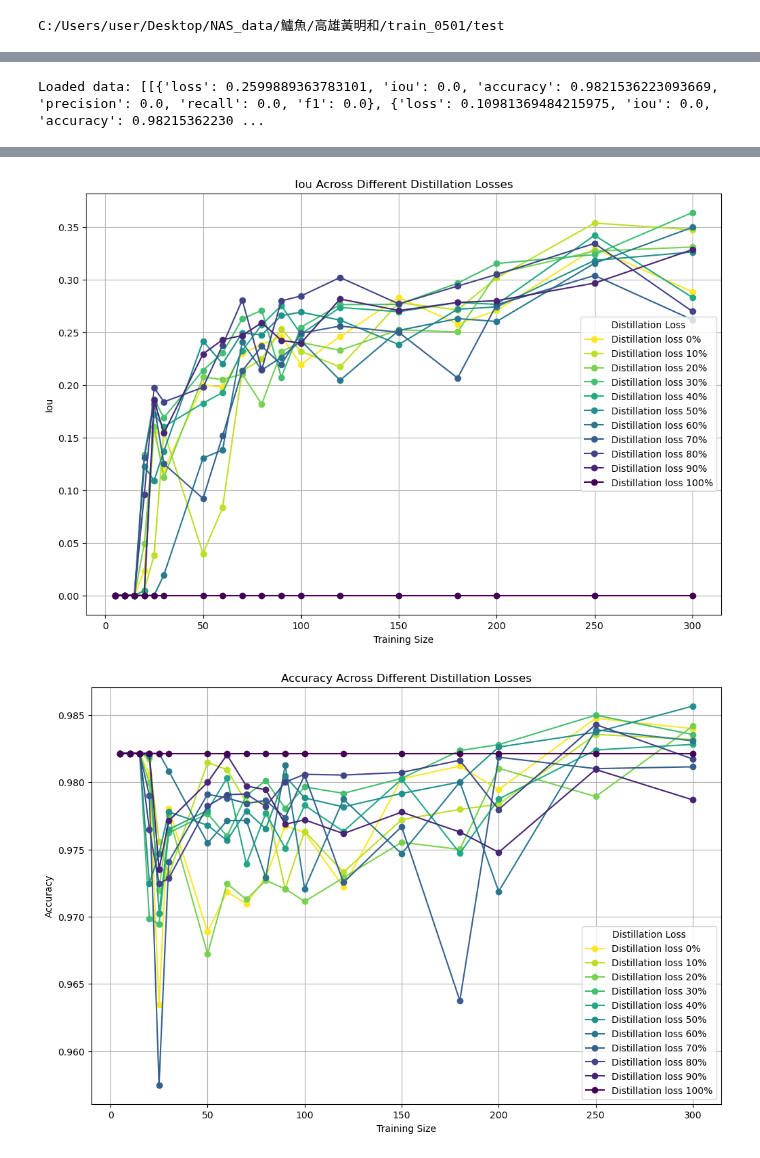
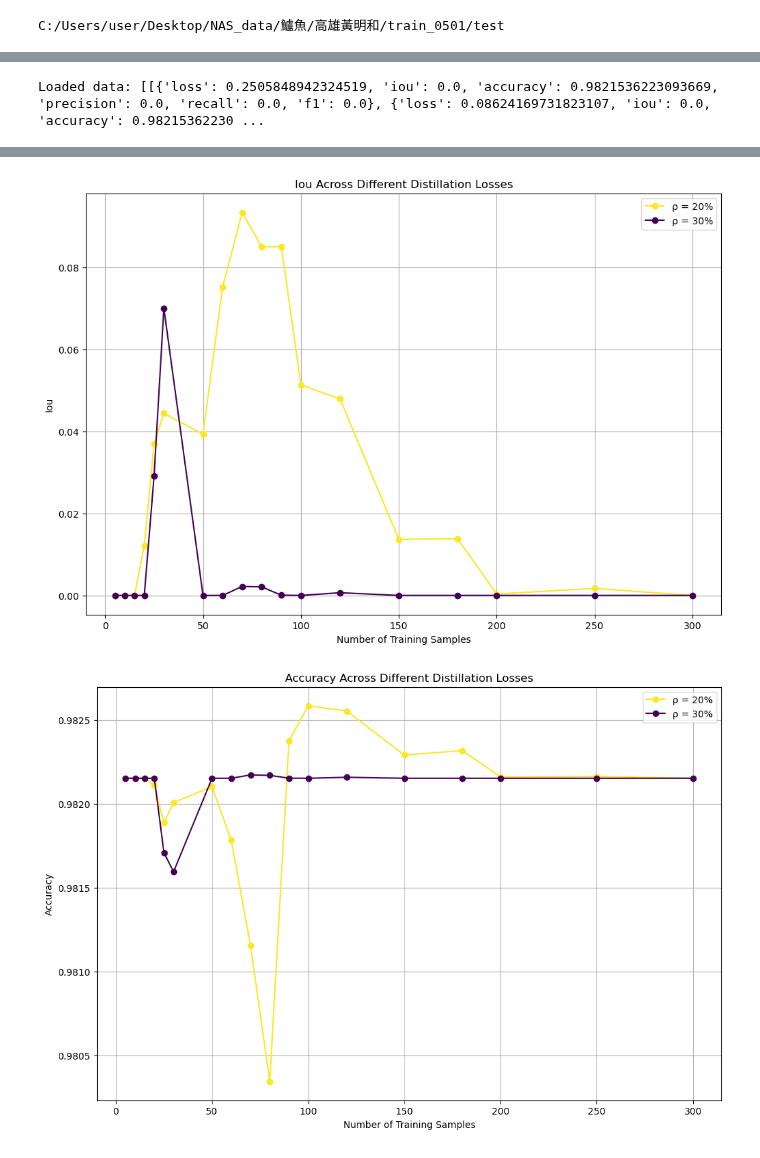
Before and after one commit to Eat-Apple-Again/RipplesDetection, a Jupyter notebook: ar2DB/inference/KD_model_tester.ipynb, the cells around one changed output, grey strips where cells are left out. Drawn from its saved outputs; the diff is of its cells as text; code cells hidden in the pictures.

```diff
--- a/ar2DB/inference/KD_model_tester.ipynb
+++ b/ar2DB/inference/KD_model_tester.ipynb
@@ -268,19 +269,19 @@ def plot_performance(all_avg_metrics, train_sizes, distillation_losses, metric_n
         plt.figure(figsize=(12, 8))
         for i, (metrics, dl) in enumerate(zip(all_avg_metrics, distillation_losses)):
             values = [m[metric] for m in metrics]
-            plt.plot(train_sizes, values, marker='o', color=colors[i], label=f'Distillation loss {dl}%')
+            plt.plot(train_sizes, values, marker='o', color=colors[i], label=f'ρ = {dl}%')
 
         plt.title(f'{metric.capitalize()} Across Different Distillation Losses')
-        plt.xlabel('Training Size')
+        plt.xlabel('Number of Training Samples')
         plt.ylabel(metric.capitalize())
-        plt.legend(title='Distillation Loss')
+        plt.legend(title='')
         plt.grid(True)
         plt.show()
 
 metric_names = ['loss', 'iou', 'accuracy', 'precision', 'recall', 'f1']
 train_sizes = [5, 10, 15, 20, 25, 30, 50, 60, 70, 80, 90, 100, 120, 150, 180, 200, 250, 300]
-distillation_losses = [0, 10, 20, 30, 40, 50, 60, 70, 80, 90, 100]
-
+#distillation_losses = [0, 10, 20, 30, 40, 50, 60, 70, 80, 90, 100]
+distillation_losses = [20, 30]
 # all_avg_metrics, all_std_metrics = test_model(model_segformer, test_loader, weight_dir)
 
 # 讀取之前儲存的 all_avg_metrics 和 all_std_metrics
@@ -293,4 +294,4 @@ print("Loaded data:", all_avg_metrics['avg_metrics'])
 
 plot_performance(all_avg_metrics['avg_metrics'], train_sizes, distillation_losses, metric_names)
 # %% [output]
-Loaded data: [[{'loss': 0.2599889363783101, 'iou': 0.0, 'accuracy': 0.9821536223093669, 'precision': 0.0, 'recall': 0.0, 'f1': 0.0}, {'loss': 0.10981369484215975, 'iou': 0.0, 'accuracy': 0.98215362230 ...
+Loaded data: [[{'loss': 0.2505848942324519, 'iou': 0.0, 'accuracy': 0.9821536223093669, 'precision': 0.0, 'recall': 0.0, 'f1': 0.0}, {'loss': 0.08624169731823107, 'iou': 0.0, 'accuracy': 0.98215362230 ...
@@ -298,2 +299,2 @@ Loaded data: [[{'loss': 0.2599889363783101, 'iou': 0.0, 'accuracy': 0.9821536223
-[figure, old version]
+[figure, new version]
-[figure, old version]
+[figure, new version]
```
Also changed, not shown: parts of 4 cells of this notebook, 8 other files.
